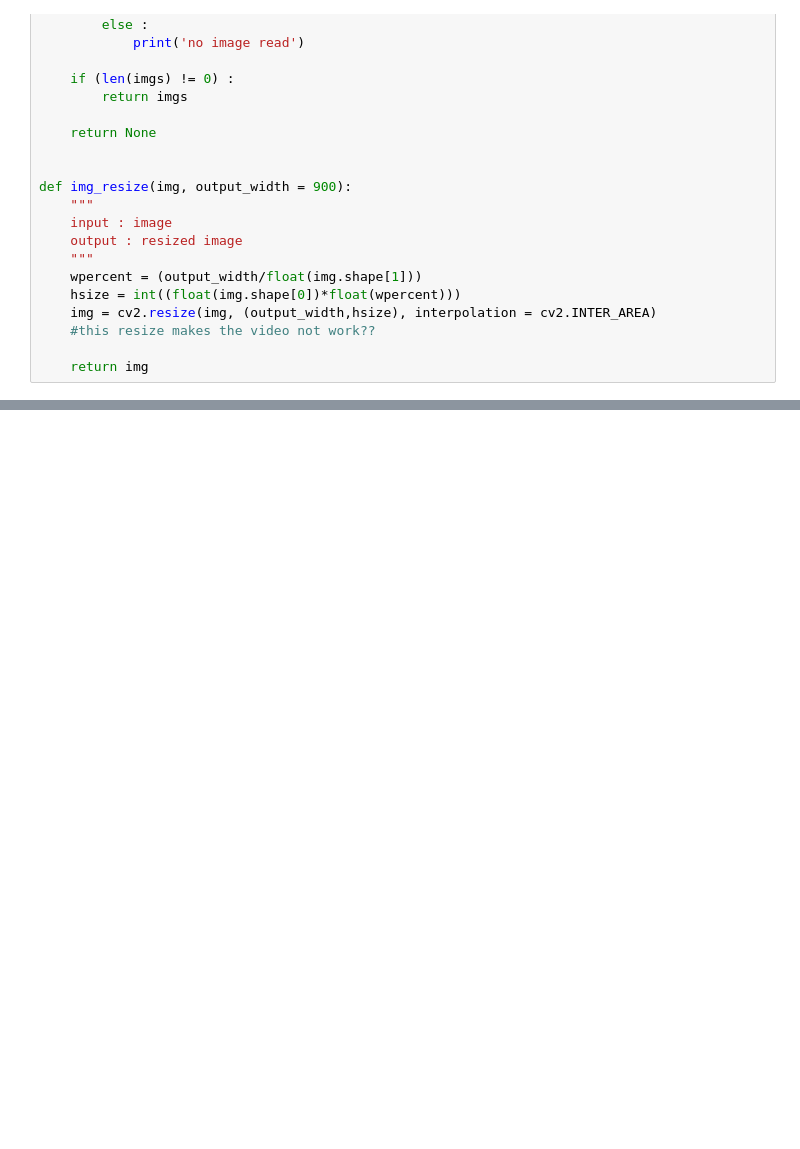
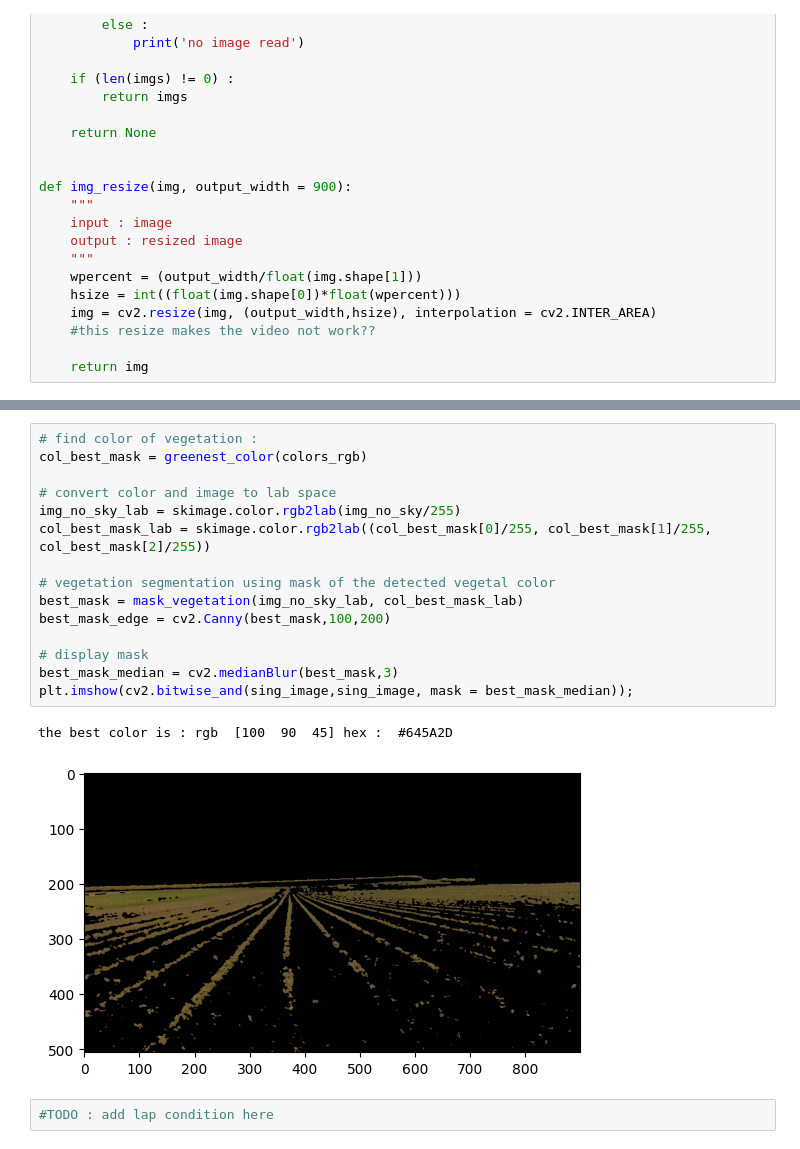
Before and after one commit to rmerat/Caterra-1, a Jupyter notebook: Crop_Det_Notebook.ipynb, the cells around one changed output, grey strips where cells are left out. Cells and saved outputs as stored; diff of their text form; blank space fills up the shorter version.

```diff
--- a/Crop_Det_Notebook.ipynb
+++ b/Crop_Det_Notebook.ipynb
@@ -98,0 +194,20 @@ np.shape(images[3])[1]
+# %%
+# find color of vegetation :
+col_best_mask = greenest_color(colors_rgb)
+
+# convert color and image to lab space
+img_no_sky_lab = skimage.color.rgb2lab(img_no_sky/255)
+col_best_mask_lab = skimage.color.rgb2lab((col_best_mask[0]/255, col_best_mask[1]/255, col_best_mask[2]/255))
+
+# vegetation segmentation using mask of the detected vegetal color
+best_mask = mask_vegetation(img_no_sky_lab, col_best_mask_lab)
+best_mask_edge = cv2.Canny(best_mask,100,200)
+
+# display mask
+best_mask_median = cv2.medianBlur(best_mask,3)
+plt.imshow(cv2.bitwise_and(sing_image,sing_image, mask = best_mask_median));
+# %% [output]
+the best color is : rgb  [100  90  45] hex :  #645A2D
+[figure, added]
+# %%
+#TODO : add lap condition here
```
Also changed, not shown: parts of 16 cells of this notebook, 1 other file.
